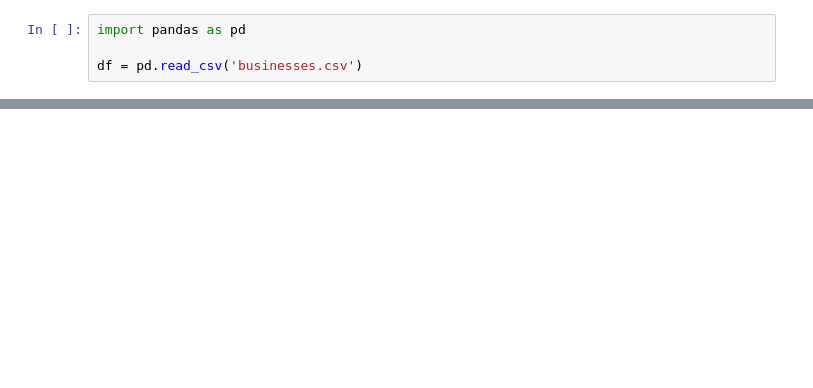
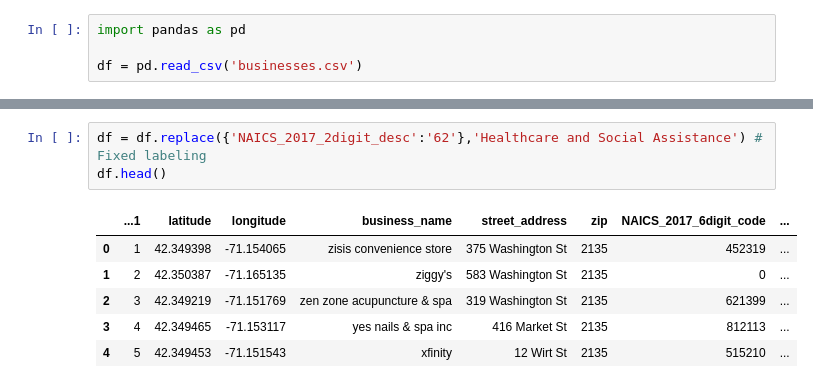
Before and after one commit to erenbudur/ds-councilor-worrell-small-business, a Jupyter notebook: deliverable1.ipynb, the cells around one changed output, grey strips where cells are left out. Cells and saved outputs as stored; diff of their text form; blank space fills up the shorter version.

Commit message:
fixed labeling

```diff
--- a/deliverable1.ipynb
+++ b/deliverable1.ipynb
@@ -19,3 +19,13 @@ HeatMap(heat_data).add_to(heatmap)
 heatmap
 # %% [output]
 [interactive output not drawn]
+# %%
+df = df.replace({'NAICS_2017_2digit_desc':'62'},'Healthcare and Social Assistance') # Fixed labeling
+df.head()
+# %% [output]
+|  | ...1 | latitude | longitude | business_name | street_address | zip | NAICS_2017_6digit_code | ... |
+| 0 | 1 | 42.349398 | -71.154065 | zisis convenience store | 375 Washington St | 2135 | 452319 | ... |
+| 1 | 2 | 42.350387 | -71.165135 | ziggy's | 583 Washington St | 2135 | 0 | ... |
+| 2 | 3 | 42.349219 | -71.151769 | zen zone acupuncture & spa | 319 Washington St | 2135 | 621399 | ... |
+| 3 | 4 | 42.349465 | -71.153117 | yes nails & spa inc | 416 Market St | 2135 | 812113 | ... |
+| 4 | 5 | 42.349453 | -71.151543 | xfinity | 12 Wirt St | 2135 | 515210 | ... |
```
